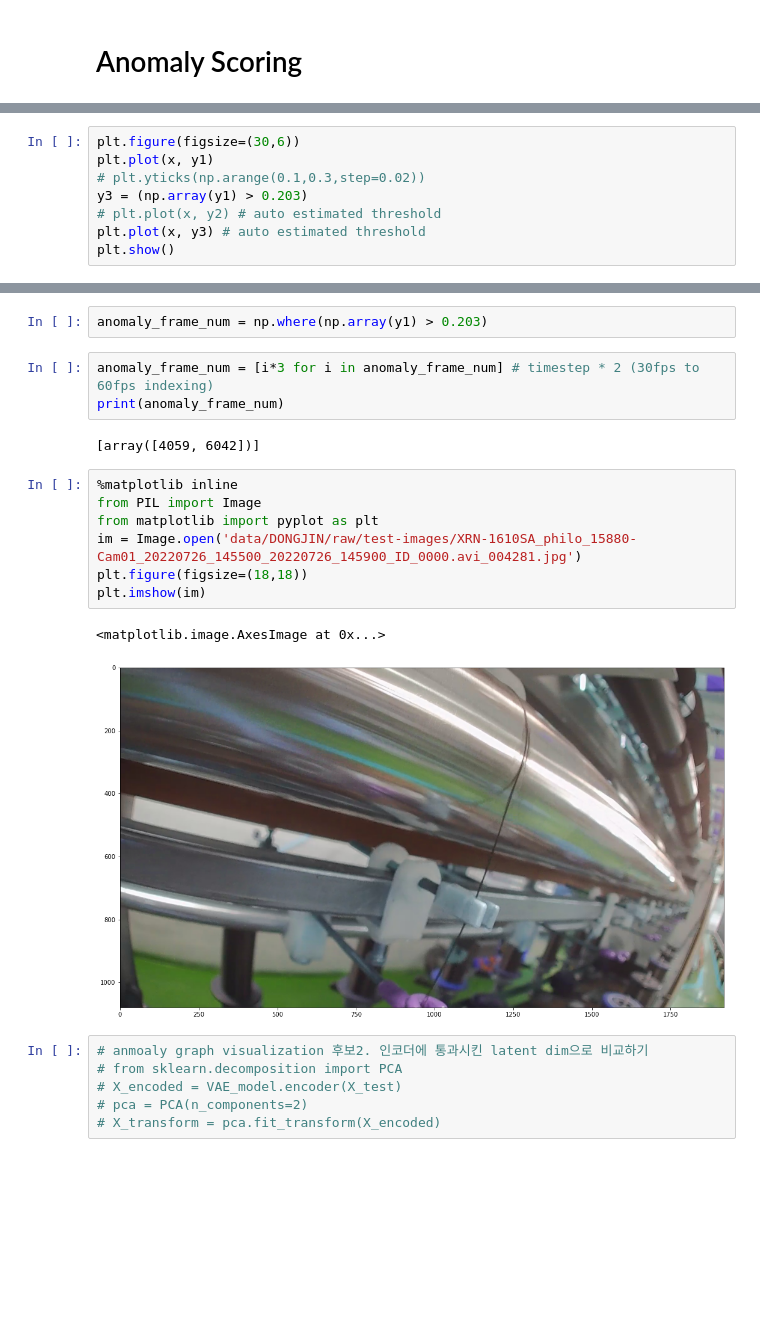
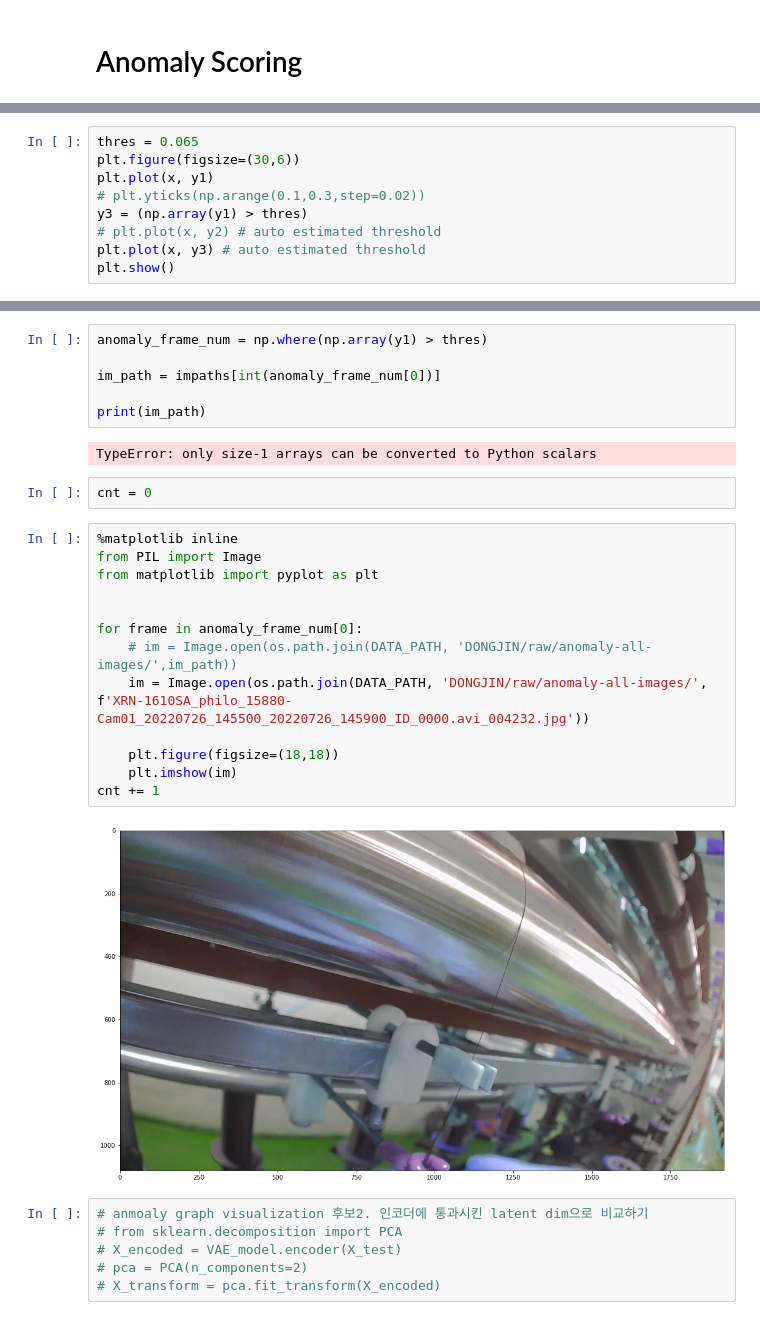
Before and after one commit to roselidev/VAE_for_yarn, a Jupyter notebook: 2_Auto_Encoding_Variational_Bayes(VAE).ipynb, the cells around one changed output, grey strips where cells are left out. Cells and saved outputs as stored; diff of their text form; blank space fills up the shorter version.

```diff
--- a/2_Auto_Encoding_Variational_Bayes(VAE).ipynb
+++ b/2_Auto_Encoding_Variational_Bayes(VAE).ipynb
@@ -337,8 +346,9 @@ fps : 9451.952676056339
 # %%
+thres = 0.065
 plt.figure(figsize=(30,6))
 plt.plot(x, y1)
 # plt.yticks(np.arange(0.1,0.3,step=0.02))
-y3 = (np.array(y1) > 0.203)
+y3 = (np.array(y1) > thres)
 # plt.plot(x, y2) # auto estimated threshold
 plt.plot(x, y3) # auto estimated threshold
 plt.show()
@@ -352,20 +360,28 @@ plt.show()
 # %%
-anomaly_frame_num = np.where(np.array(y1) > 0.203)
+anomaly_frame_num = np.where(np.array(y1) > thres)
+
+im_path = impaths[int(anomaly_frame_num[0])]
+
+print(im_path)
+# %% [output]
+TypeError: only size-1 arrays can be converted to Python scalars
-# %%
-anomaly_frame_num = [i*3 for i in anomaly_frame_num] # timestep * 2 (30fps to 60fps indexing)
-print(anomaly_frame_num)
-# %% [output]
-[array([4059, 6042])]
+# %%
+cnt = 0
 # %%
 %matplotlib inline
 from PIL import Image
 from matplotlib import pyplot as plt
-im = Image.open('data/DONGJIN/raw/test-images/XRN-1610SA_philo_15880-Cam01_20220726_145500_20220726_145900_ID_0000.avi_004281.jpg')
-plt.figure(figsize=(18,18))
-plt.imshow(im)
+
+
+for frame in anomaly_frame_num[0]:
+    # im = Image.open(os.path.join(DATA_PATH, 'DONGJIN/raw/anomaly-all-images/',im_path))
+    im = Image.open(os.path.join(DATA_PATH, 'DONGJIN/raw/anomaly-all-images/', f'XRN-1610SA_philo_15880-Cam01_20220726_145500_20220726_145900_ID_0000.avi_004232.jpg'))
+
+    plt.figure(figsize=(18,18))
+    plt.imshow(im)
+cnt += 1
 # %% [output]
-<matplotlib.image.AxesImage at 0x...>
-[figure, old version]
+[figure, new version]
 # %%
 # anmoaly graph visualization 후보2. 인코더에 통과시킨 latent dim으로 비교하기
 # from sklearn.decomposition import PCA
```
Also changed, not shown: parts of 16 cells of this notebook, 2 other files.
